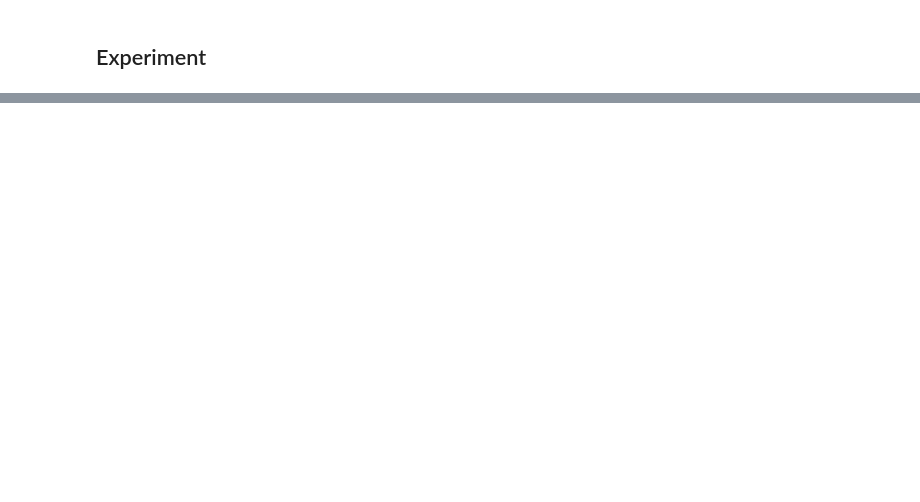
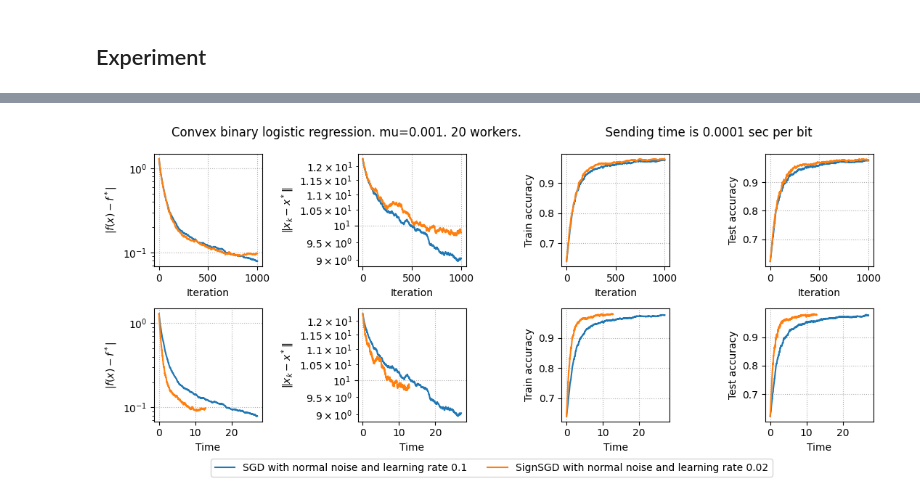
Before and after one commit to alexlegeartis/Sign-SGD-and-Differential-Privacy, a Jupyter notebook: code/sign_sgd_dp.ipynb, the cells around one changed output, grey strips where cells are left out. Cells and saved outputs as stored; diff of their text form; code cells hidden in the pictures; blank space fills up the shorter version.

Commit message:
normal plots

```diff
--- a/code/sign_sgd_dp.ipynb
+++ b/code/sign_sgd_dp.ipynb
@@ -212,0 +180,22 @@ Final test accuracy: 0.9975
+# %%
+@jit
+def compute_accuracy(w, X, y):
+    # Compute predicted probabilities using the logistic (sigmoid) function
+    preds_probs = jax.nn.sigmoid(X @ w)
+    # Convert probabilities to class predictions: -1 if p < 0.5, else 1
+    preds = jnp.where(preds_probs < 0.5, -1, 1)
+    # Calculate accuracy as the average of correct predictions
+    accuracy = jnp.mean(preds == y)
+    return accuracy
+# %%
+import jax.numpy as jnp
+def compute_metrics(trajectory, x_star, f_star, times, X_train, y_train, X_test, y_test, mu):
+    f = lambda w: logistic_loss(w, X_train, y_train, mu)
+    metrics = {
+        "f_gap": [jnp.abs(f(x) - f_star) for x in trajectory],
+        "x_gap": [jnp.linalg.norm(x - x_star) for x in trajectory],
+        "time": times,
+        "train_acc": [compute_accuracy(x, X_train, y_train) for x in trajectory],
+        "test_acc": [compute_accuracy(x, X_test, y_test) for x in trajectory],
+    }
+    return metrics
@@ -212,0 +325,25 @@ Final test accuracy: 0.9975
+# %%
+params = {
+    "mu": 1e-3,
+    "sending_time": 1e-4,
+    "methods": [
+        {
+            "method": "SGD",
+            "learning_rate": 1e-1,
+            "iterations": 1000,
+            "noise_type": "normal",
+        },
+        {
+            "method": "SignSGD",
+            "learning_rate": 2e-2,
+            "iterations": 1000,
+            "noise_type": "normal",
+        },
+    ]
+}
+
+results, params = run_experiments(params)
+
+plot_results(results, params)
+# %% [output]
+[figure, added]
```
Also changed, not shown: parts of 9 cells of this notebook, 8 other files.
